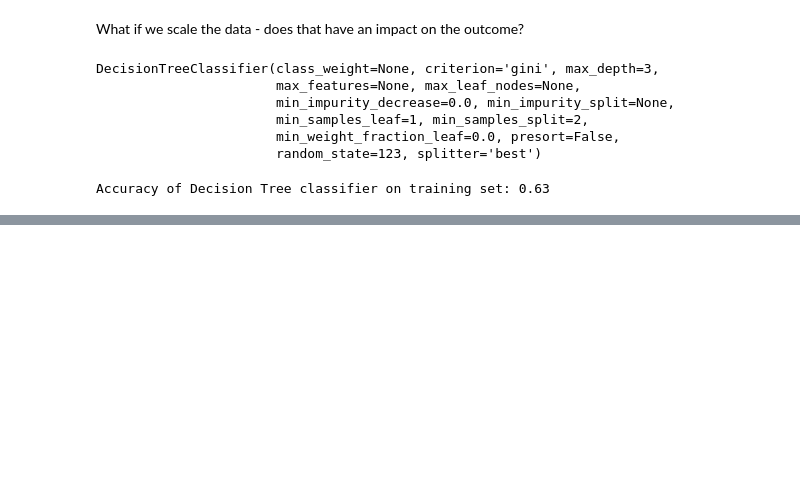
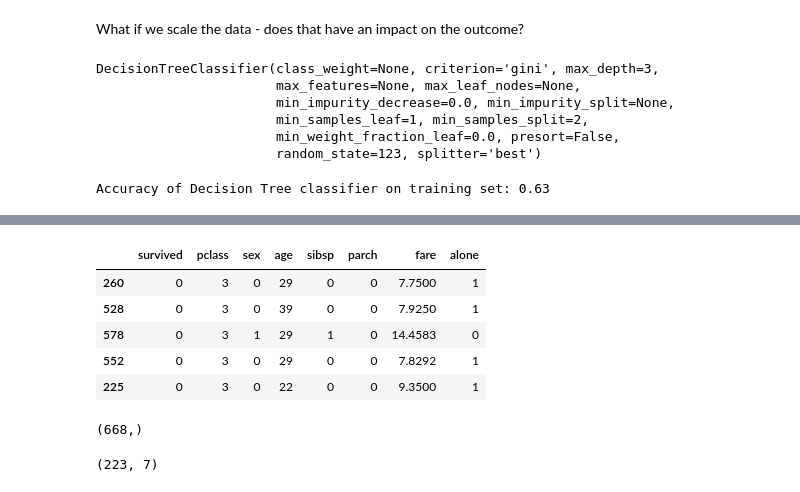
Before and after one commit to guedanie/ds-methodologies-exercises, a Jupyter notebook: classification/model.ipynb, the cells around one changed output, grey strips where cells are left out. Cells and saved outputs as stored; diff of their text form; code cells hidden in the pictures; blank space fills up the shorter version.

```diff
--- a/classification/model.ipynb
+++ b/classification/model.ipynb
@@ -821,0 +835,25 @@ Accuracy of Decision Tree classifier on training set: 0.63
+# %%
+titanic = acquire.get_titanic_data()
+# %%
+def encode_sex(df):
+    '''
+    Returns a new dataframe with the ``sex`` column encoded.
+    '''
+    return df.assign(
+        sex=(df.sex == 'female').astype(int)
+    )
+# %%
+titanic = encode_sex(titanic)
+titanic.age = titanic.age.fillna(titanic.age.mean()).astype("int")
+titanic = titanic.drop(columns=["passenger_id", "embarked", "class", "deck", "embark_town"])
+# %%
+train, test = train_test_split(titanic)
+# %%
+train.head()
+# %% [output]
+|  | survived | pclass | sex | age | sibsp | parch | fare | alone |
+| 260 | 0 | 3 | 0 | 29 | 0 | 0 | 7.7500 | 1 |
+| 528 | 0 | 3 | 0 | 39 | 0 | 0 | 7.9250 | 1 |
+| 578 | 0 | 3 | 1 | 29 | 1 | 0 | 14.4583 | 0 |
+| 552 | 0 | 3 | 0 | 29 | 0 | 0 | 7.8292 | 1 |
+| 225 | 0 | 3 | 0 | 22 | 0 | 0 | 9.3500 | 1 |
@@ -821,0 +865,8 @@ Accuracy of Decision Tree classifier on training set: 0.63
+# %%
+y_train.shape
+# %% [output]
+(668,)
+# %%
+X_test.shape
+# %% [output]
+(223, 7)
```
Also changed, not shown: parts of 21 cells of this notebook.
